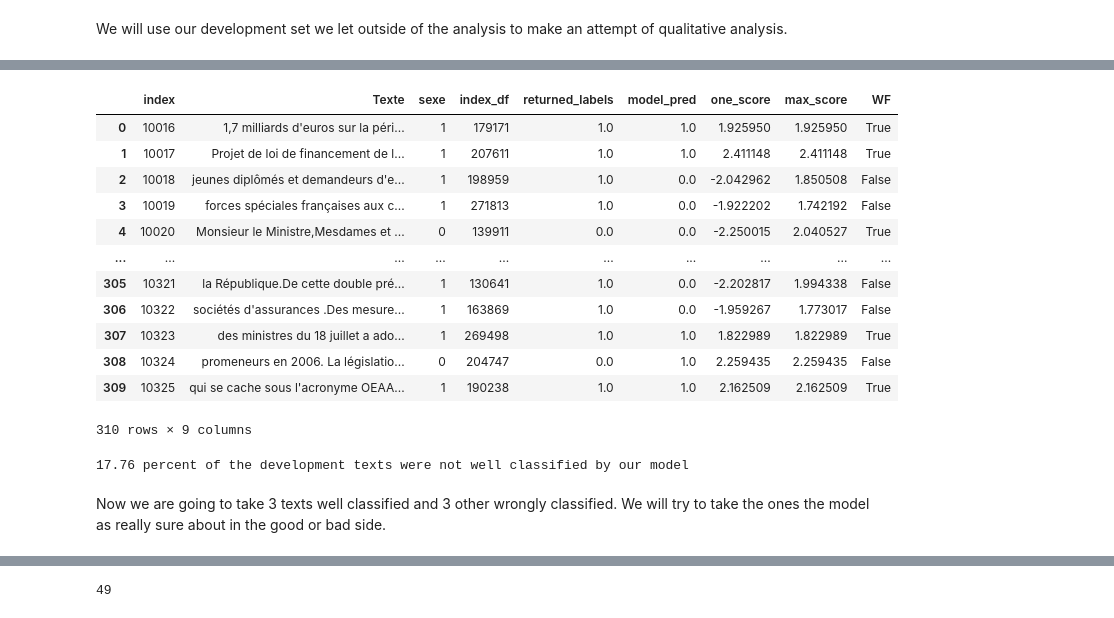
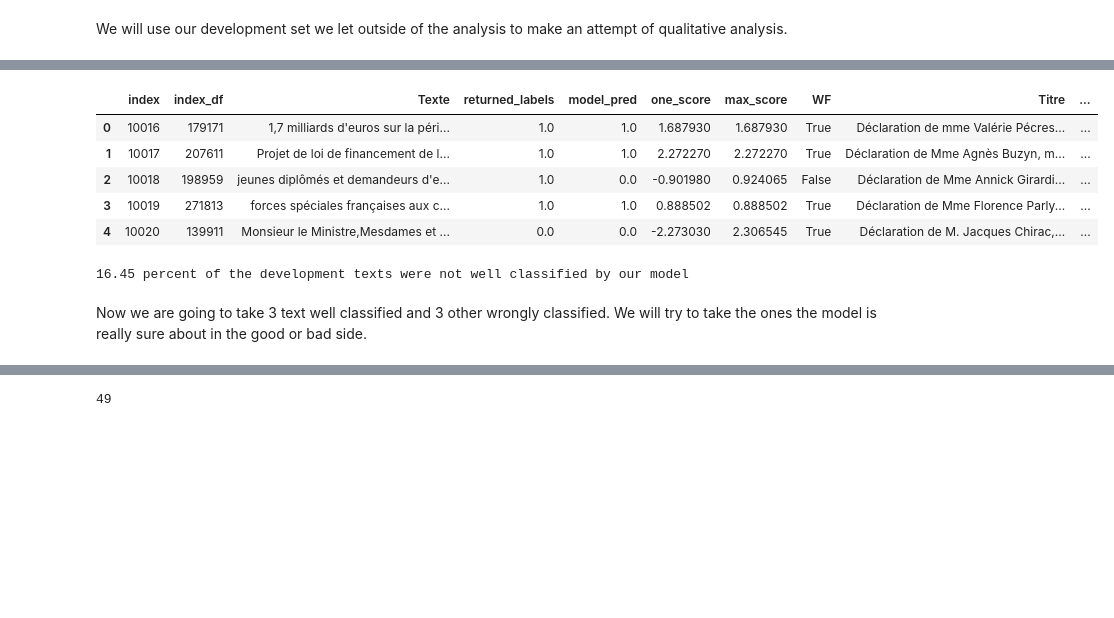
Before and after one commit to cerezamo/NLP_brouillon, a Jupyter notebook: Camembert_v2.ipynb, the cells around one changed output, grey strips where cells are left out. Cells and saved outputs as stored; diff of their text form; code cells hidden in the pictures; blank space fills up the shorter version.

```diff
--- a/Camembert_v2.ipynb
+++ b/Camembert_v2.ipynb
@@ -995,7 +1007,7 @@ labels = df_balanced_split.sexe.values
 torch.manual_seed(2020)
 torch.cuda.manual_seed_all(2020)
 length = 500
-batch_size_value = 2
+batch_size_value = 8
 length_train=0.9
 
 # Tokenize all of the sentences and map the tokens to thier word IDs.
@@ -1343,2 +1363,0 @@ def dev_prepare_to_feed(df,max_length_value,batch_size_value):
-# %%
-dev_dataloader=dev_prepare_to_feed(dev_balanced_split,max_length_value=500,batch_size_value=10)
@@ -1459,32 +1367,35 @@ total_pred,total_labels,total_logits=evaluation_loop(gender_model,dev_dataloader
 # %%
-# Extract the score for label 1
-one_score = [el[1] for el in total_logits]
-max_score = np.max(total_logits,axis=1)
-# Put everything inside a dataframe
-results_dev=pd.DataFrame([total_labels,total_pred,one_score,max_score]).transpose()
-results_dev.columns=['returned_labels','model_pred','one_score','max_score']
-results_dev['WF']=pd.DataFrame([results_dev['model_pred']==results_dev['returned_labels']]).transpose()
-# Merge back with the text
-frames = [dev_balanced_split[['Texte','sexe','index_df']].reset_index(), results_dev]
-result = pd.concat(frames,axis=1)
+def dev_treatment(total_pred,total_labels,total_logits,dev_balanced_split,df):
+  # Extract the score for label 1
+  one_score = [el[1] for el in total_logits]
+  max_score = np.max(total_logits,axis=1)
+
+  # Put everything inside a dataframe
+  results_dev=pd.DataFrame([total_labels,total_pred,one_score,max_score]).transpose()
+  results_dev.columns=['returned_labels','model_pred','one_score','max_score']
+  results_dev['WF']=pd.DataFrame([results_dev['model_pred']==results_dev['returned_labels']]).transpose()
+
+  # Merge back with the text
+  frames = [dev_balanced_split[['Texte','sexe','index_df']].reset_index(), results_dev]
+  result = pd.concat(frames,axis=1)
+
+  # We merge this dataframe to the information we had at the beginning
+  merged_results=result[['index','index_df','Texte','returned_labels','model_pred','one_score','max_score','WF']].merge(df[['Titre','Id','Theme','Prenom','Nom','Date','Tags','sexe']],how='left',left_on='index_df',right_on='Id')
+
+  return merged_results
+# %%
+result =  dev_treatment(total_pred,total_labels,total_logits,dev_balanced_split,df)
 # %%
-result
+result.head()
 # %% [output]
-|  | index | Texte | sexe | index_df | returned_labels | model_pred | one_score | max_score | WF |
-| 0 | 10016 | 1,7 milliards d'euros sur la péri... | 1 | 179171 | 1.0 | 1.0 | 1.925950 | 1.925950 | True |
-| 1 | 10017 | Projet de loi de financement de l... | 1 | 207611 | 1.0 | 1.0 | 2.411148 | 2.411148 | True |
-| 2 | 10018 | jeunes diplômés et demandeurs d'e... | 1 | 198959 | 1.0 | 0.0 | -2.042962 | 1.850508 | False |
-| 3 | 10019 | forces spéciales françaises aux c... | 1 | 271813 | 1.0 | 0.0 | -1.922202 | 1.742192 | False |
-| 4 | 10020 | Monsieur le Ministre,Mesdames et ... | 0 | 139911 | 0.0 | 0.0 | -2.250015 | 2.040527 | True |
-| ... | ... | ... | ... | ... | ... | ... | ... | ... | ... |
-| 305 | 10321 | la République.De cette double pré... | 1 | 130641 | 1.0 | 0.0 | -2.202817 | 1.994338 | False |
-| 306 | 10322 | sociétés d'assurances .Des mesure... | 1 | 163869 | 1.0 | 0.0 | -1.959267 | 1.773017 | False |
-| 307 | 10323 | des ministres du 18 juillet a ado... | 1 | 269498 | 1.0 | 1.0 | 1.822989 | 1.822989 | True |
-| 308 | 10324 | promeneurs en 2006. La législatio... | 0 | 204747 | 0.0 | 1.0 | 2.259435 | 2.259435 | False |
-| 309 | 10325 | qui se cache sous l'acronyme OEAA... | 1 | 190238 | 1.0 | 1.0 | 2.162509 | 2.162509 | True |
+|  | index | index_df | Texte | returned_labels | model_pred | one_score | max_score | WF | Titre | ... |
+| 0 | 10016 | 179171 | 1,7 milliards d'euros sur la péri... | 1.0 | 1.0 | 1.687930 | 1.687930 | True | Déclaration de mme Valérie Pécres... | ... |
+| 1 | 10017 | 207611 | Projet de loi de financement de l... | 1.0 | 1.0 | 2.272270 | 2.272270 | True | Déclaration de Mme Agnès Buzyn, m... | ... |
+| 2 | 10018 | 198959 | jeunes diplômés et demandeurs d'e... | 1.0 | 0.0 | -0.901980 | 0.924065 | False | Déclaration de Mme Annick Girardi... | ... |
+| 3 | 10019 | 271813 | forces spéciales françaises aux c... | 1.0 | 1.0 | 0.888502 | 0.888502 | True | Déclaration de Mme Florence Parly... | ... |
+| 4 | 10020 | 139911 | Monsieur le Ministre,Mesdames et ... | 0.0 | 0.0 | -2.273030 | 2.306545 | True | Déclaration de M. Jacques Chirac,... | ... |
-310 rows × 9 columns
 # %%
 #Which texts failed ?
 print('{0:.2f} percent of the development texts were not well classified by our model'.format(result[result.WF==False].WF.count()*100/len(result)))
 # %% [output]
-17.76 percent of the development texts were not well classified by our model
+16.45 percent of the development texts were not well classified by our model
@@ -1494,3 +1402,3 @@ merged_results=result[['index','index_df','returned_labels','model_pred','one_sc
 # %% [markdown]
-Now we are going to take 3 texts well classified and 3 other wrongly classified. We will try to take the ones the model as really sure about in the good or bad side.
+Now we are going to take 3 text well classified and 3 other wrongly classified. We will try to take the ones the model is really sure about in the good or bad side.
 # %%
```
Also changed, not shown: parts of 45 cells of this notebook.
